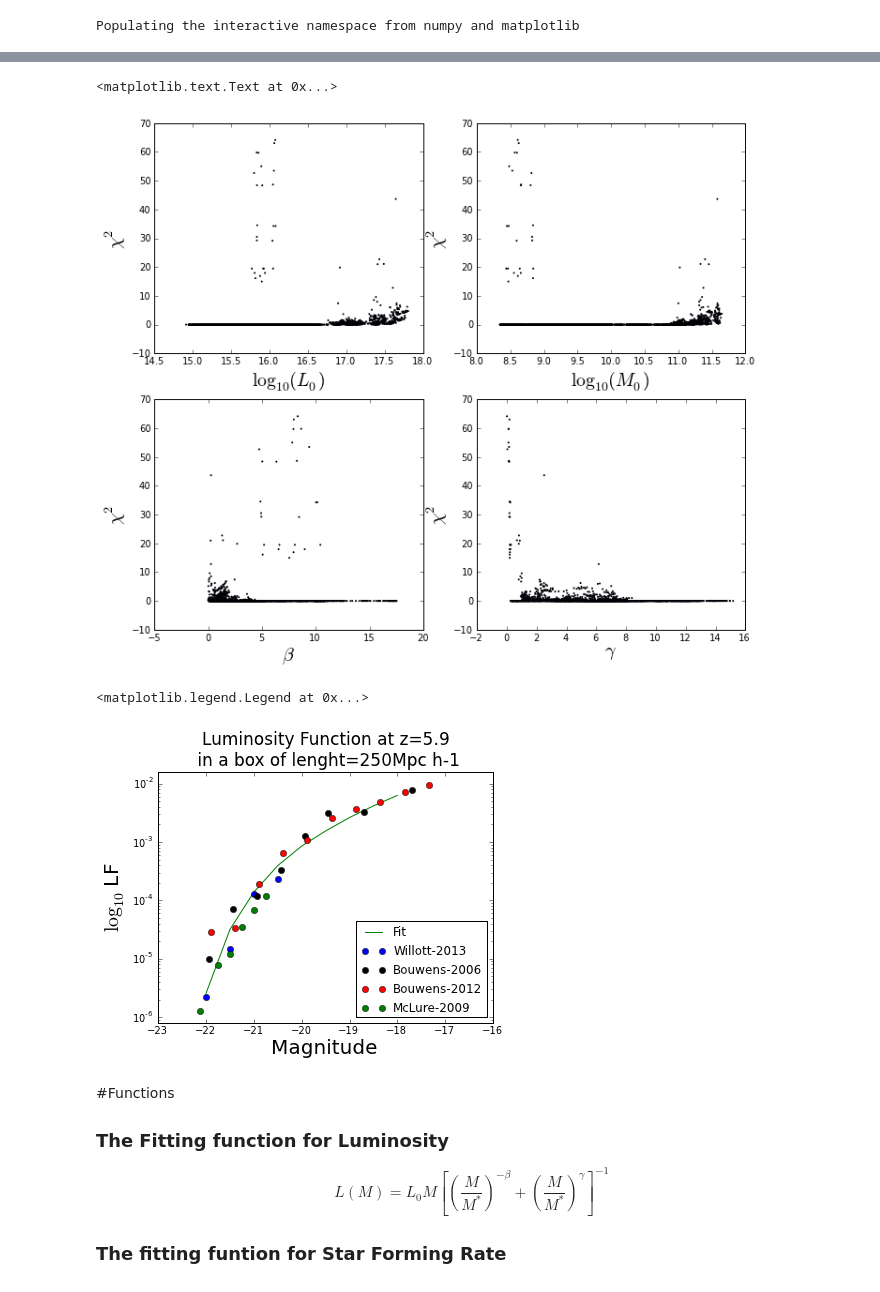
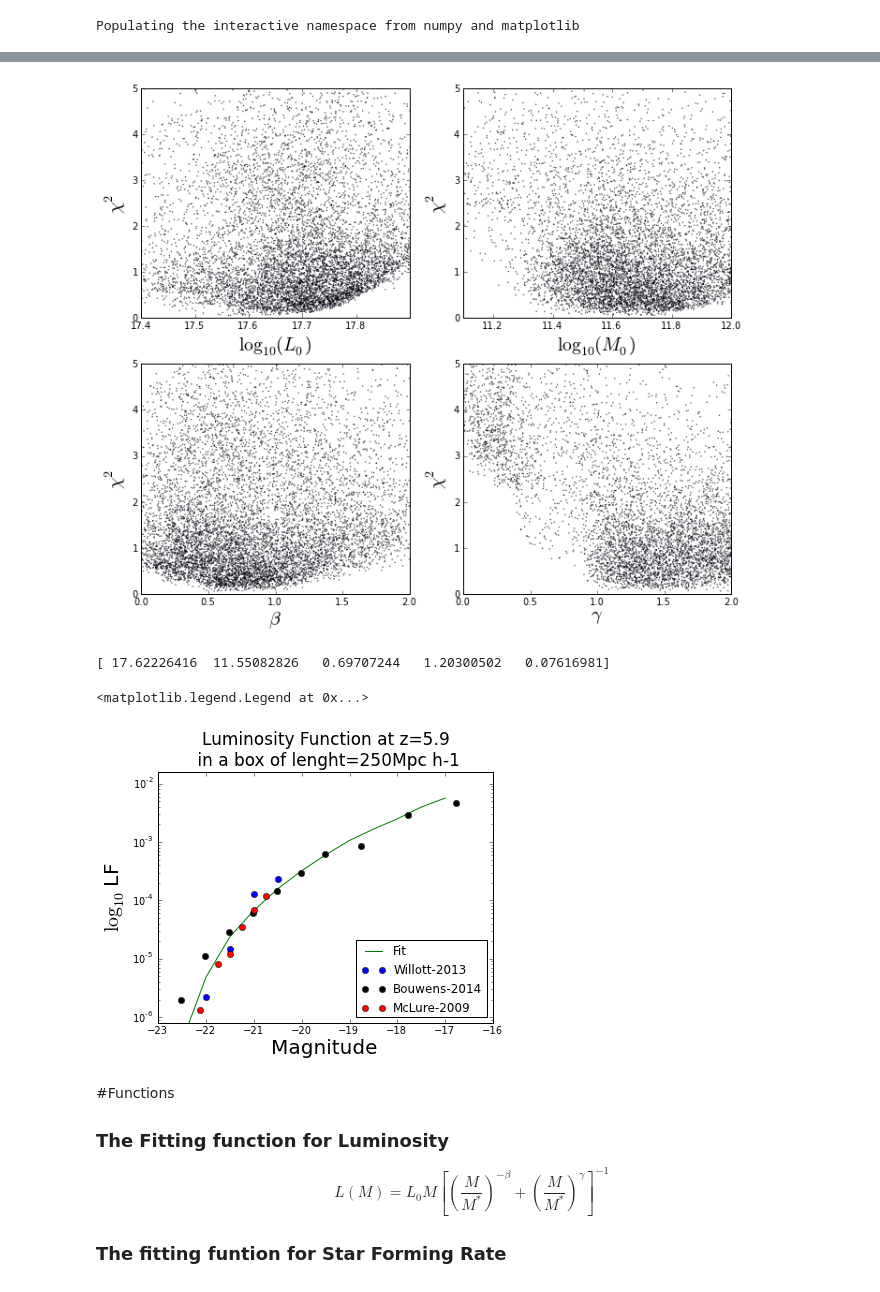
Before and after one commit to flgomezc/sfr-dmhm, a Jupyter notebook: program/main.ipynb, the cells around one changed output, grey strips where cells are left out. Cells and saved outputs as stored; diff of their text form; code cells hidden in the pictures.

```diff
--- a/program/main.ipynb
+++ b/program/main.ipynb
@@ -243,4 +244,13 @@ KeyboardInterrupt:
 # %%
+
+################################################################
+#                                                              #
+#                        Plotting                              #
+#                                                              #
+#                                                              #
+################################################################
+
+
 data_mcmc = np.loadtxt('MCMC_reg.dat', usecols=(0,1,2,3,4))
 # L_0, M_0, beta, gamma, chi_sqr
 
@@ -251,48 +261,58 @@ W = data_mcmc[:,1] # M_0
 X = data_mcmc[:,2] # beta
 Y = data_mcmc[:,3] # gamma
 Z = data_mcmc[:,4] # chi_sqr
 
 fig = figure(figsize=(10, 5))
 fig.subplots_adjust(hspace=0.20, wspace=0.20,top=1.5, right=1.0, bottom=0.0)
 
 ax1 = fig.add_subplot(221)
-ax1.scatter(V, Z, s=0.8)
+ax1.scatter(V, Z, s=0.1)
 ax1.set_xlabel("$\log_{10}(L_0)$",fontsize=20)
 ax1.set_ylabel(" $\chi^2$ ",fontsize=20)
+ax1.axis((17.4,17.9,0,5))
 #ax1.set_yscale=("log")
 
 
 ax2 = fig.add_subplot(222)
-ax2.scatter(W, Z, s=0.8)
+ax2.scatter(W, Z, s=0.1)
 ax2.set_xlabel("$\log_{10}(M_0)$",fontsize=20)
 ax2.set_ylabel(" $\chi^2$ ",fontsize=20)
+ax2.axis((11.10,12.0,0,5))
+
 #ax2.set_yscale=("log")
 
 #ax2.yaxis.set_major_formatter(plt.NullFormatter())
 
 ax3 = fig.add_subplot(223)
-ax3.scatter(X, Z, s=0.8)
+ax3.scatter(X, Z, s=0.1)
 ax3.set_xlabel(r" $\beta $  ",fontsize=20)
 ax3.set_ylabel(" $\chi^2$ ",fontsize=20)
+ax3.axis((0.0,2.0,0,5))
 #ax3.set_yscale=("log")
 #ax.yaxis.set_major_formatter(plt.NullFormatter())
 
-ax = fig.add_subplot(224)
-ax.scatter(Y, Z, s=0.8)
-ax.set_xlabel(r"$\gamma$",fontsize=20)
-ax.set_ylabel(" $\chi^2$ ",fontsize=20)
+ax4 = fig.add_subplot(224)
+ax4.scatter(Y, Z, s=0.1)
+ax4.set_xlabel(r"$\gamma$",fontsize=20)
+ax4.set_ylabel(" $\chi^2$ ",fontsize=20)
+ax4.axis((0.0,2.0,0,5))
 #ax.set_yscale=("log")
 
 #ax.yaxis.set_major_formatter(plt.NullFormatter())
+data_mcmc =0
 # %% [output]
-<matplotlib.text.Text at 0x...>
-[figure, old version]
+[figure, new version]
+# %%
+where(Z==amin(Z))
+print data_mcmc[8080]
+# %% [output]
+[ 17.62226416  11.55082826   0.69707244   1.20300502   0.07616981]
 # %%
 print "\n\n"
-L_0   = 10**17.75
-M_0   = 10**11.23133723
-beta  = 0.63808236
-gamma = 0.577339735
+L_0   = 10**17.62
+M_0   = 10**11.59
+beta  = 0.69
+gamma = 0.5
 
 #Calculate the histogram and Xi_sqr for first time.
 for i in range(M.size):
@@ -306,14 +326,13 @@ DD = [-22.5,-22.0,-21.5,-21.0,-20.5,-20.0,-19.5,-19,-18.5,-18.0,-17.5,-17.0]
 
 figure(figsize(6,4.5))
 semilogy(DD,CC,"g", label='Fit')
-plot(Obs_data[:,0],Obs_data[:,1],#Obs_data[:,2],Obs_data[:,3],
+plot(Obs_data1[:,0],Obs_data1[:,1],#Obs_data[:,2],Obs_data[:,3],
          "bo",label='Willott-2013')
 plot(Obs_data2[:,0],Obs_data2[:,1],#Obs_data2[:,2],Obs_data2[:,3],
-         "ko",label='Bouwens-2006')
+         "ko",label='Bouwens-2014')
 plot(Obs_data3[:,0],Obs_data3[:,1],#Obs_data3[:,2],Obs_data3[:,3],
-        "ro",label='Bouwens-2012',linewidth=1)
-plot(Obs_data4[:,0],Obs_data4[:,1]#,Obs_data4[:,2],Obs_data4[:,3]
-        ,"go",label='McLure-2009',linewidth=1)
+        "ro",label='McLure-2009',linewidth=1)
+
 ylabel(r"$\log_{10}$ LF",fontsize=20)
 yscale("log")
 xlabel("Magnitude",fontsize=20)
@@ -323,7 +342,7 @@ title("Luminosity Function at z=5.9\n in a box of lenght=250Mpc h-1",fontsize=17
 legend(loc=4)
 # %% [output]
 <matplotlib.legend.Legend at 0x...>
-[figure, old version]
+[figure, new version]
 # %% [markdown]
 #Functions
 
```
Also changed, not shown: parts of 7 cells of this notebook, 1 other file.
